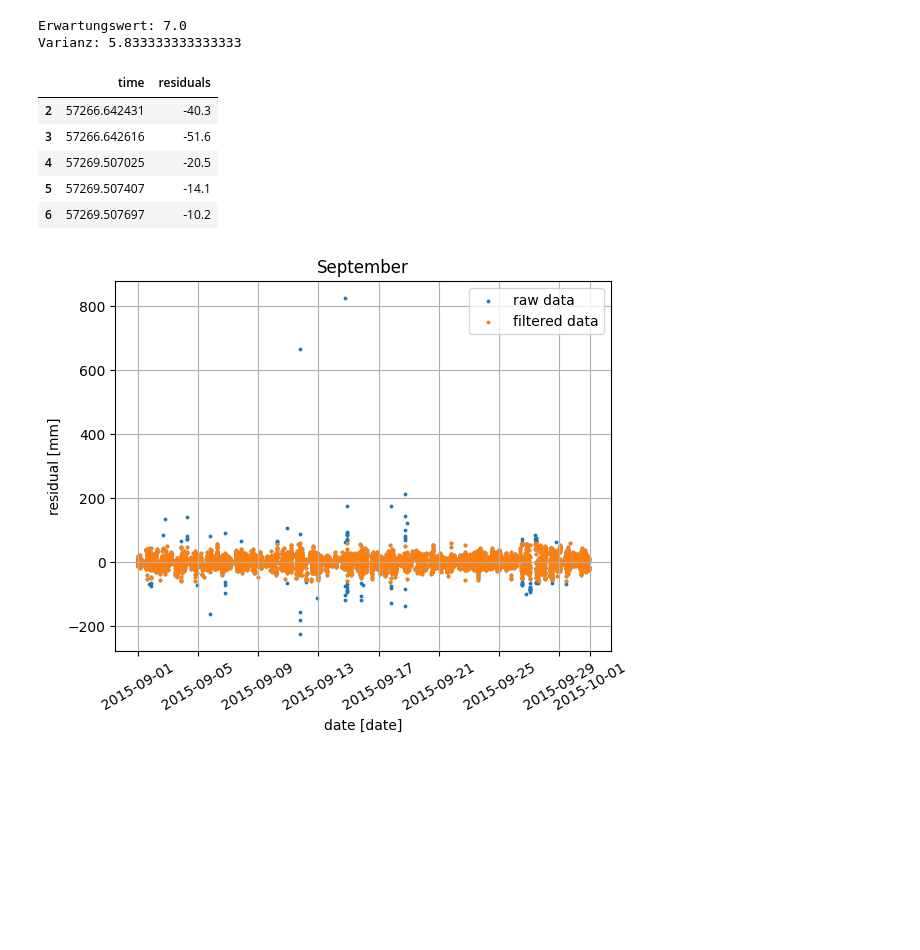
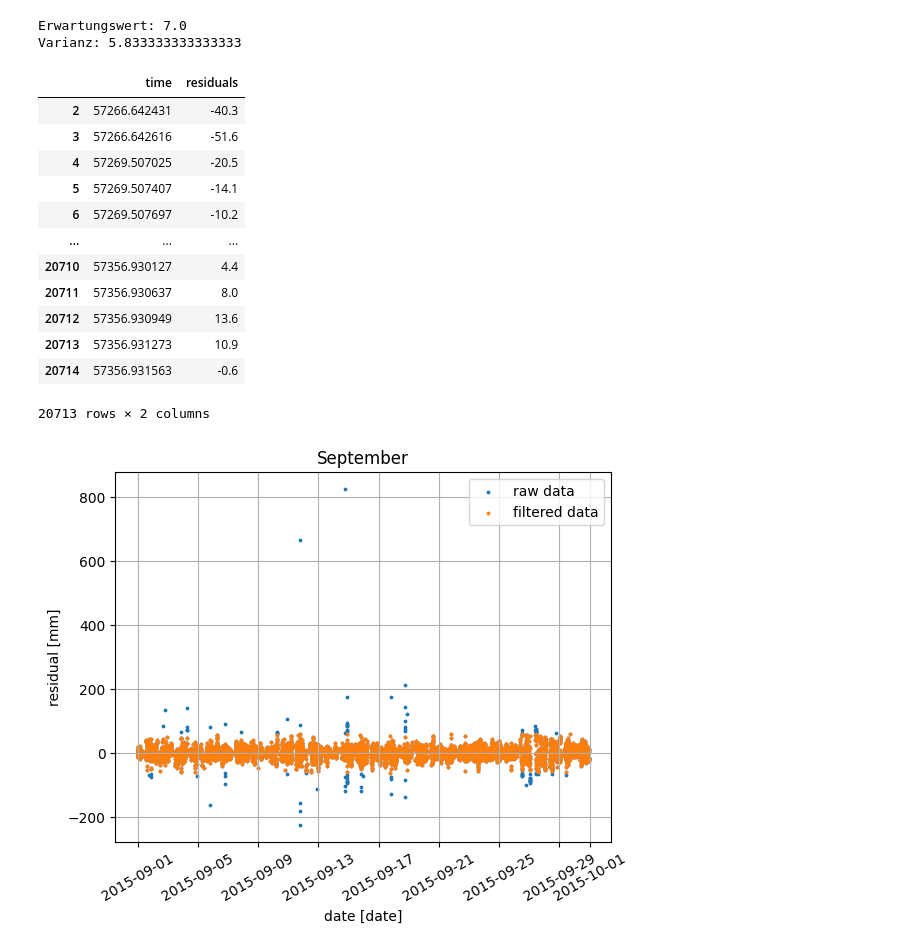
Before and after one commit to SecretGmG/nmp_exercises, a Jupyter notebook: ex_02/serie1_sigrist/serie1_sigrist.ipynb, the cells around one changed output. Saved outputs shown, nothing was run; the diff lists cells and outputs as text; code cells hidden in the pictures; blank space fills up the shorter version.

```diff
--- a/ex_02/ex_02.ipynb
+++ b/ex_02/serie1_sigrist/serie1_sigrist.ipynb
@@ -51,18 +51,25 @@ Varianz: 5.833333333333333
 # %%
 data = pd.read_csv('obs_res_LARES.dat', names = ['time', 'residuals'], index_col=False, sep='\s+')
 
 #remove the dashes '---'
-data = data.drop(index = [0,1])
+data.drop(index = [0,1], inplace=True)
 data['time'] = data['time'].astype(float)
 data['residuals'] = data['residuals'].astype(float)
-display(data.head())
+display(data)
 # %% [output]
 |  | time | residuals |
 | 2 | 57266.642431 | -40.3 |
 | 3 | 57266.642616 | -51.6 |
 | 4 | 57269.507025 | -20.5 |
 | 5 | 57269.507407 | -14.1 |
 | 6 | 57269.507697 | -10.2 |
+| ... | ... | ... |
+| 20710 | 57356.930127 | 4.4 |
+| 20711 | 57356.930637 | 8.0 |
+| 20712 | 57356.930949 | 13.6 |
+| 20713 | 57356.931273 | 10.9 |
+| 20714 | 57356.931563 | -0.6 |
+20713 rows × 2 columns
 # %%
 def get_inliers(data : np.ndarray, max_std : float= 4.0, iterative : bool = True):
 
```
Also changed, not shown: 5 other files.
